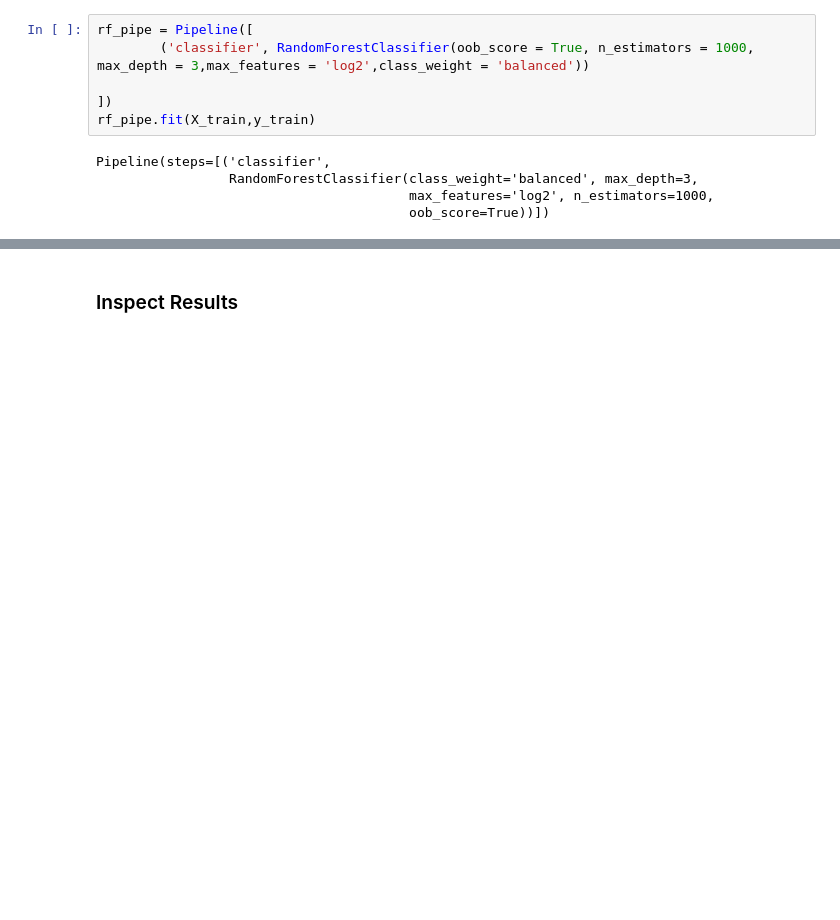
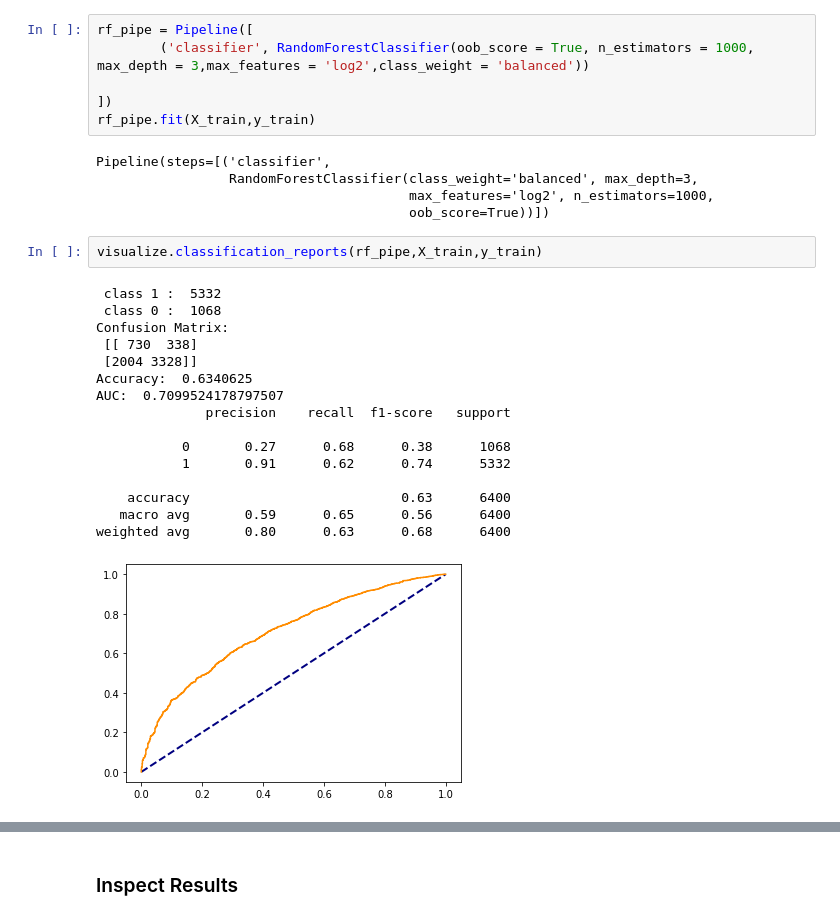
Before and after one commit to roger-yu-ds/assignment_1, a Jupyter notebook: notebooks/brackenrig_mark-12964298-week1_ensemble.ipynb, the cells around one changed output, grey strips where cells are left out. Saved outputs shown, nothing was run; the diff lists cells and outputs as text; blank space fills up the shorter version.

```diff
--- a/notebooks/brackenrig_mark-12964298-week1_ensemble.ipynb
+++ b/notebooks/brackenrig_mark-12964298-week1_ensemble.ipynb
@@ -112,6 +134,25 @@ Pipeline(steps=[('classifier',
                  RandomForestClassifier(class_weight='balanced', max_depth=3,
                                         max_features='log2', n_estimators=1000,
                                         oob_score=True))])
+# %%
+visualize.classification_reports(rf_pipe,X_train,y_train)
+# %% [output]
+ class 1 :  5332
+ class 0 :  1068
+Confusion Matrix:
+ [[ 730  338]
+ [2004 3328]]
+Accuracy:  0.6340625
+AUC:  0.7099524178797507
+              precision    recall  f1-score   support
+
+           0       0.27      0.68      0.38      1068
+           1       0.91      0.62      0.74      5332
+
+    accuracy                           0.63      6400
+   macro avg       0.59      0.65      0.56      6400
+weighted avg       0.80      0.63      0.68      6400
+[figure, added]
 # %%
 visualize.classification_reports(rf_pipe,X_val,y_val)
 # %% [output]
```
Also changed, not shown: parts of 18 cells of this notebook, 2 other files.
